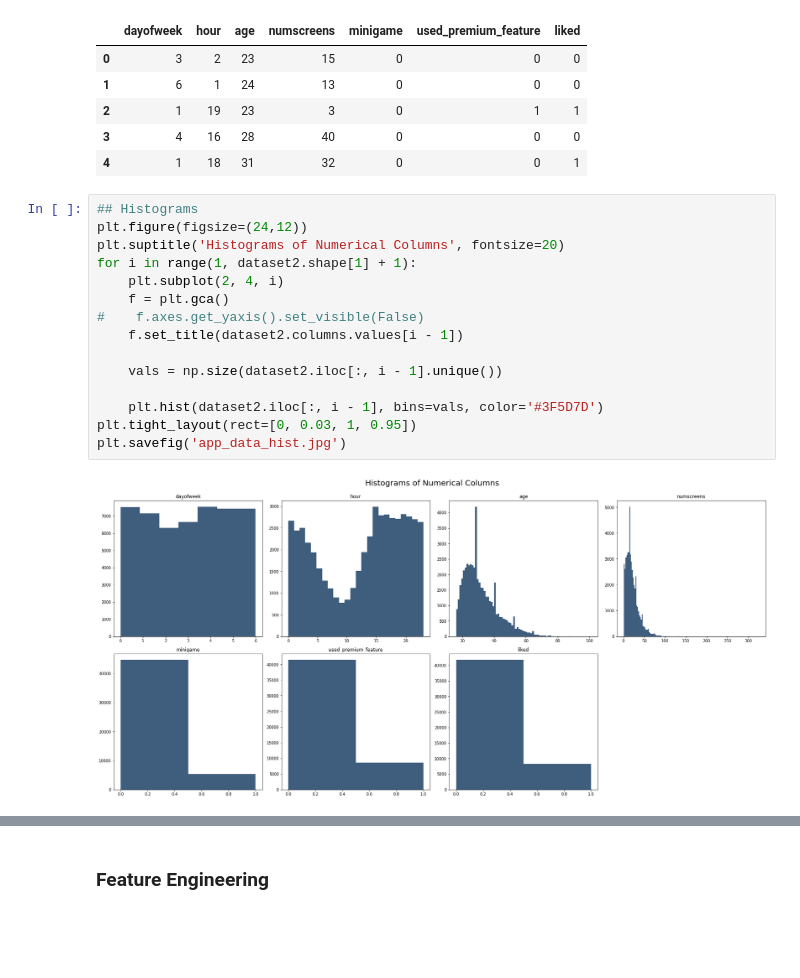
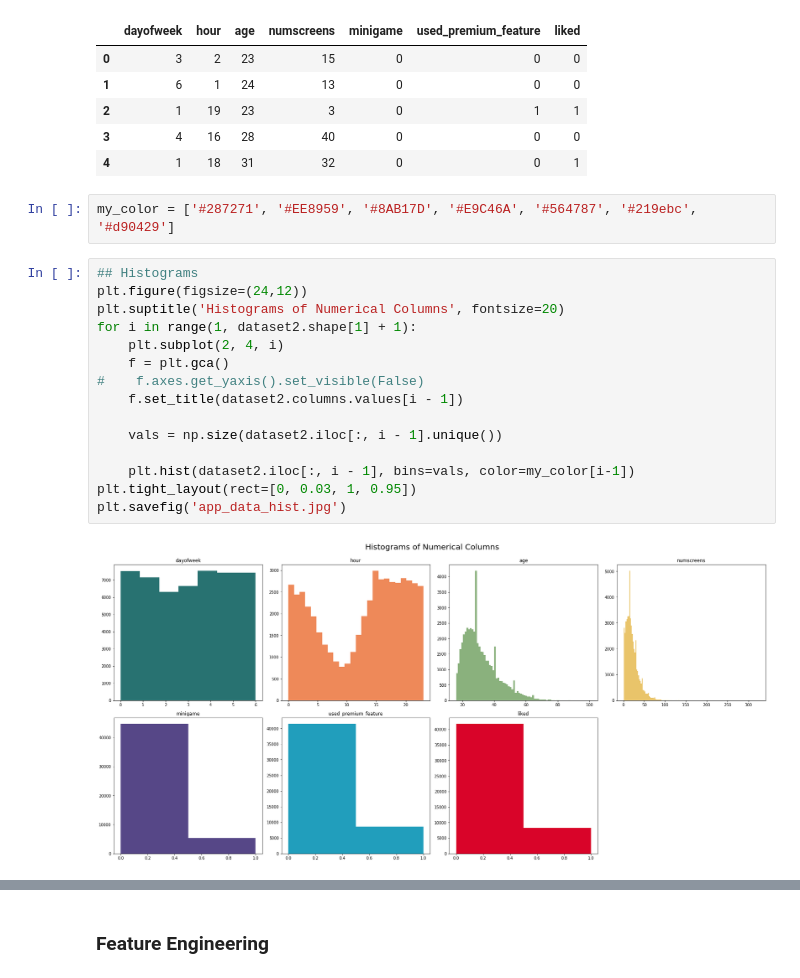
Before and after one commit to jha-vineet69/Customer-Subscription-Conversion, a Jupyter notebook: Conversion_Analysis.ipynb, the cells around one changed output, grey strips where cells are left out. Saved outputs shown, nothing was run; the diff lists cells and outputs as text; blank space fills up the shorter version.

Commit message:
Added Inferences and Tweaked Colors

```diff
--- a/Conversion_Analysis.ipynb
+++ b/Conversion_Analysis.ipynb
@@ -92,20 +92,22 @@ dataset2.head()
 | 2 | 1 | 19 | 23 | 3 | 0 | 1 | 1 |
 | 3 | 4 | 16 | 28 | 40 | 0 | 0 | 0 |
 | 4 | 1 | 18 | 31 | 32 | 0 | 0 | 1 |
+# %%
+my_color = ['#287271', '#EE8959', '#8AB17D', '#E9C46A', '#564787', '#219ebc', '#d90429']
 # %%
 ## Histograms
 plt.figure(figsize=(24,12))
 plt.suptitle('Histograms of Numerical Columns', fontsize=20)
 for i in range(1, dataset2.shape[1] + 1):
     plt.subplot(2, 4, i)
     f = plt.gca()
 #    f.axes.get_yaxis().set_visible(False)
     f.set_title(dataset2.columns.values[i - 1])
 
     vals = np.size(dataset2.iloc[:, i - 1].unique())
 
-    plt.hist(dataset2.iloc[:, i - 1], bins=vals, color='#3F5D7D')
+    plt.hist(dataset2.iloc[:, i - 1], bins=vals, color=my_color[i-1])
 plt.tight_layout(rect=[0, 0.03, 1, 0.95])
 plt.savefig('app_data_hist.jpg')
 # %% [output]
-[figure, old version]
+[figure, new version]
```
Also changed, not shown: parts of 5 cells of this notebook.
